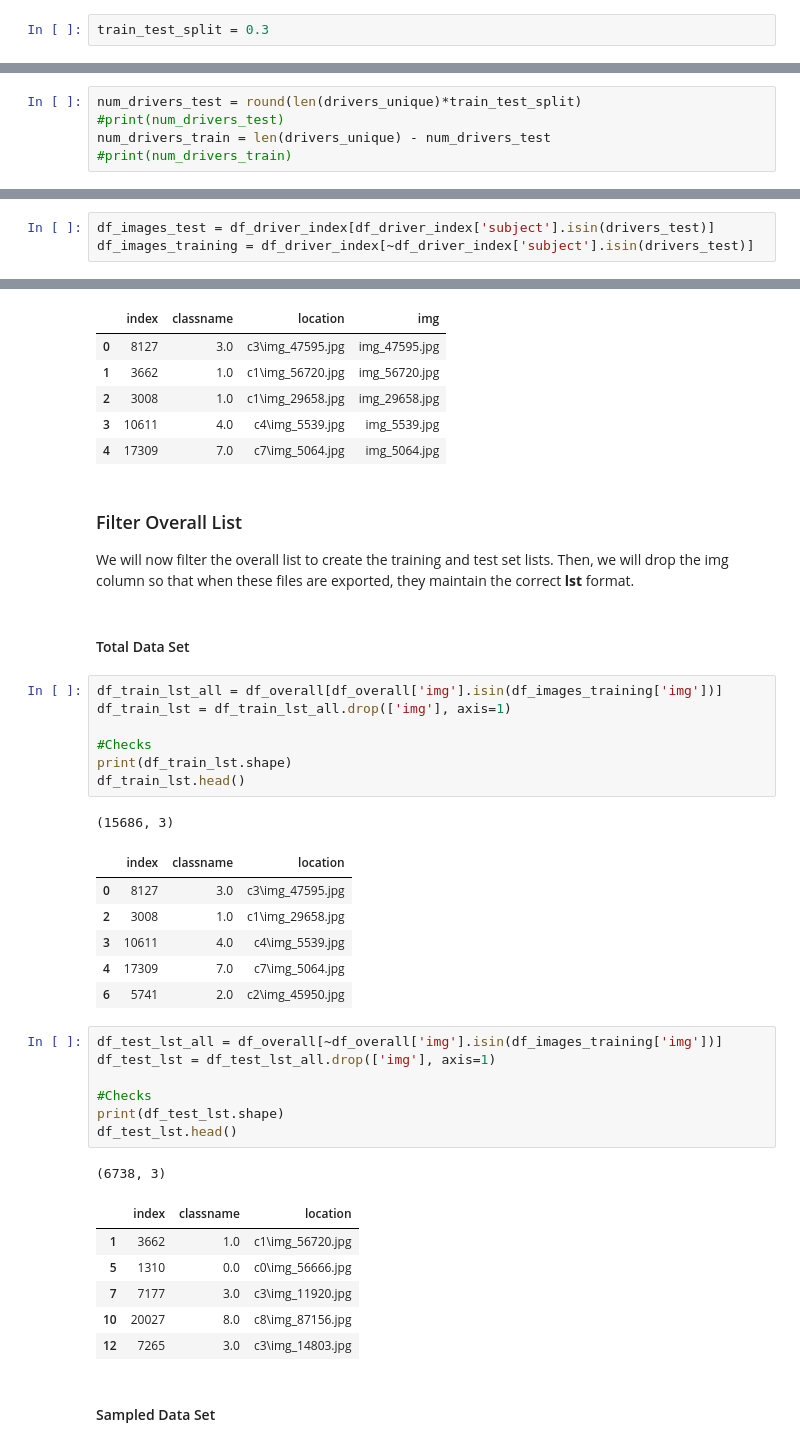
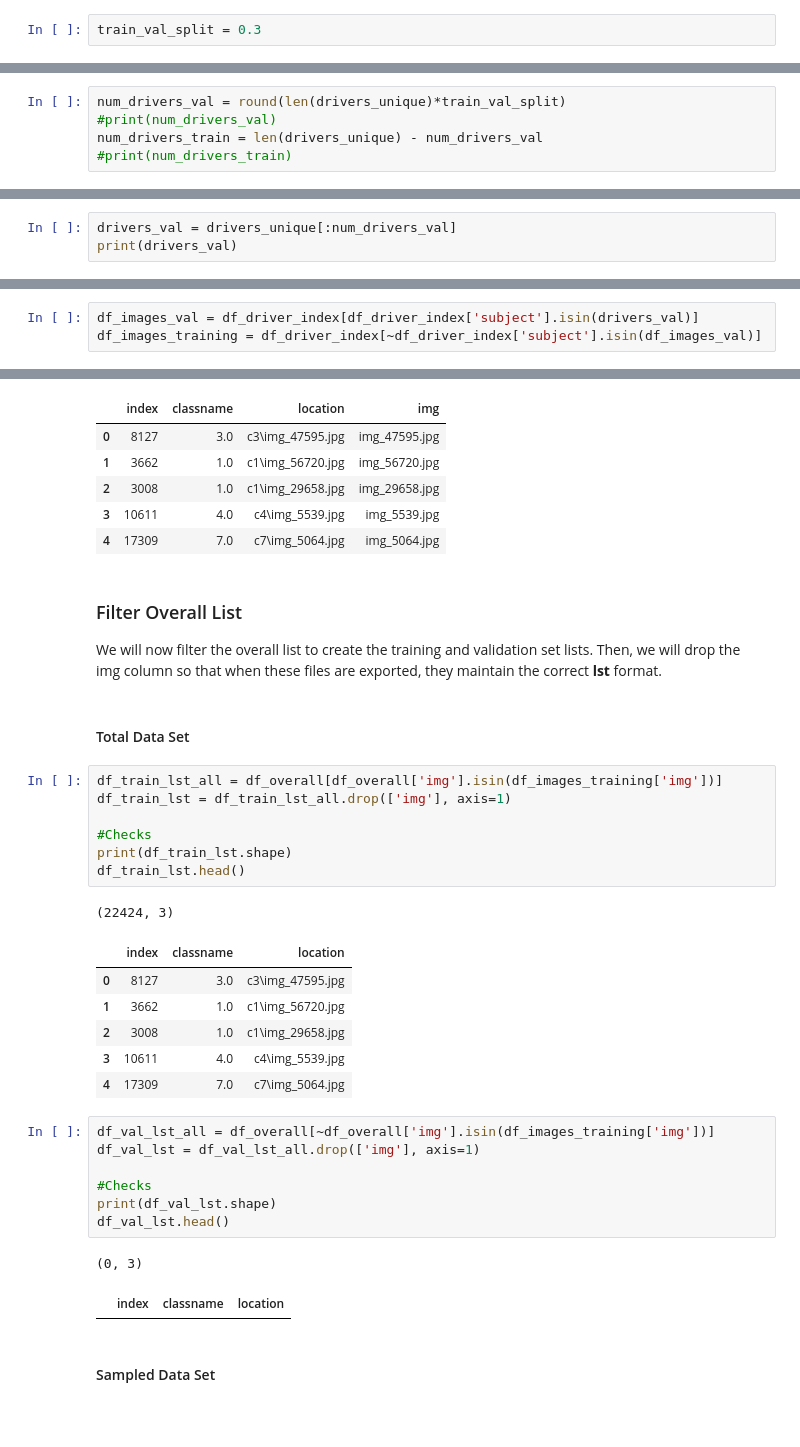
Before and after one commit to DSBA-6190-Final-Project-Team/image_classification_preprocessing, a Jupyter notebook: State_Farm_Distracted_Driver_Process_Flow.ipynb, the cells around one changed output, grey strips where cells are left out. Cells and saved outputs as stored; diff of their text form; blank space fills up the shorter version.

```diff
--- a/State_Farm_Distracted_Driver_Process_Flow.ipynb
+++ b/State_Farm_Distracted_Driver_Process_Flow.ipynb
@@ -106,3 +107,3 @@ We will set the training/test split ratio.
 # %%
-train_test_split = 0.3
+train_val_split = 0.3
 # %% [markdown]
@@ -122,5 +123,5 @@ Now we'll set the list of drivers in the train set and the test set.
 # %%
-num_drivers_test = round(len(drivers_unique)*train_test_split)
-#print(num_drivers_test)
-num_drivers_train = len(drivers_unique) - num_drivers_test
+num_drivers_val = round(len(drivers_unique)*train_val_split)
+#print(num_drivers_val)
+num_drivers_train = len(drivers_unique) - num_drivers_val
 #print(num_drivers_train)
@@ -131,0 +128,3 @@ print(drivers_test)
+# %%
+drivers_val = drivers_unique[:num_drivers_val]
+print(drivers_val)
@@ -140,8 +141,8 @@ We'll now create two lists, one list of every image file name associated with th
 
 We will use these lists to filter the overall lst mapping file.
 # %%
-df_images_test = df_driver_index[df_driver_index['subject'].isin(drivers_test)]
-df_images_training = df_driver_index[~df_driver_index['subject'].isin(drivers_test)]
+df_images_val = df_driver_index[df_driver_index['subject'].isin(drivers_val)]
+df_images_training = df_driver_index[~df_driver_index['subject'].isin(df_images_val)]
 # %%
 print(df_images_training.shape)
 df_images_training.head()
@@ -228,7 +229,7 @@ df_overall.head()
 | 4 | 17309 | 7.0 | c7\img_5064.jpg | img_5064.jpg |
 # %% [markdown]
 ### Filter Overall List
-We will now filter the overall list to create the training and test set lists. Then, we will drop the img column so that when these files are exported, they maintain the correct **lst** format.
+We will now filter the overall list to create the training and validation set lists. Then, we will drop the img column so that when these files are exported, they maintain the correct **lst** format.
 # %% [markdown]
 #### Total Data Set
 # %%
@@ -239,28 +240,23 @@ df_train_lst = df_train_lst_all.drop(['img'], axis=1)
 print(df_train_lst.shape)
 df_train_lst.head()
 # %% [output]
-(15686, 3)
+(22424, 3)
 |  | index | classname | location |
 | 0 | 8127 | 3.0 | c3\img_47595.jpg |
+| 1 | 3662 | 1.0 | c1\img_56720.jpg |
 | 2 | 3008 | 1.0 | c1\img_29658.jpg |
 | 3 | 10611 | 4.0 | c4\img_5539.jpg |
 | 4 | 17309 | 7.0 | c7\img_5064.jpg |
-| 6 | 5741 | 2.0 | c2\img_45950.jpg |
 # %%
-df_test_lst_all = df_overall[~df_overall['img'].isin(df_images_training['img'])]
-df_test_lst = df_test_lst_all.drop(['img'], axis=1)
+df_val_lst_all = df_overall[~df_overall['img'].isin(df_images_training['img'])]
+df_val_lst = df_val_lst_all.drop(['img'], axis=1)
 
 #Checks
-print(df_test_lst.shape)
-df_test_lst.head()
+print(df_val_lst.shape)
+df_val_lst.head()
 # %% [output]
-(6738, 3)
+(0, 3)
 |  | index | classname | location |
-| 1 | 3662 | 1.0 | c1\img_56720.jpg |
-| 5 | 1310 | 0.0 | c0\img_56666.jpg |
-| 7 | 7177 | 3.0 | c3\img_11920.jpg |
-| 10 | 20027 | 8.0 | c8\img_87156.jpg |
-| 12 | 7265 | 3.0 | c3\img_14803.jpg |
 # %% [markdown]
 #### Sampled Data Set
 # %%
```
Also changed, not shown: parts of 30 cells of this notebook, 7 other files.
